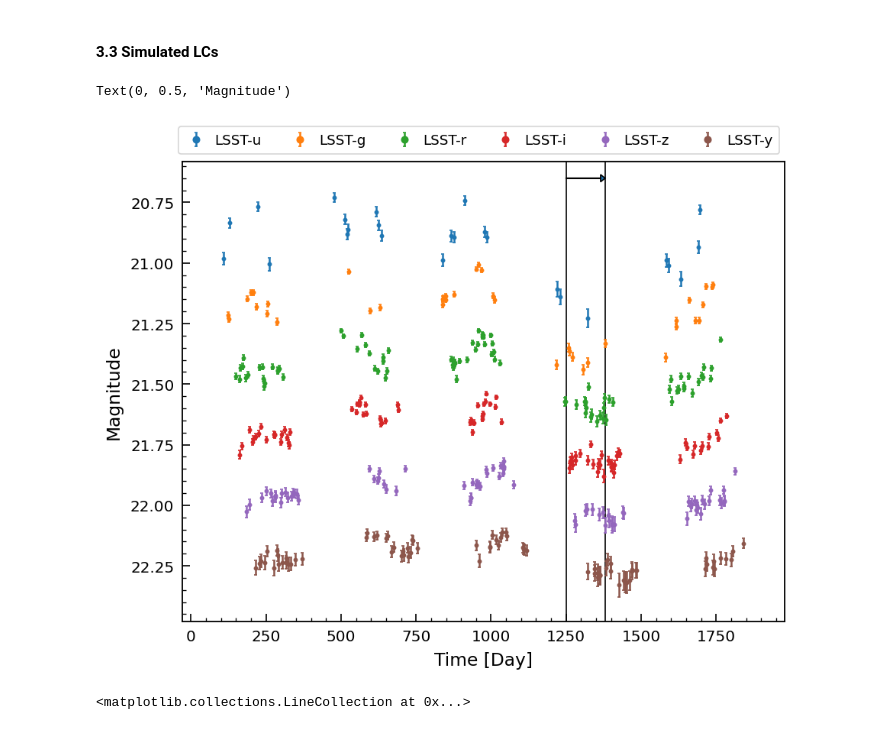
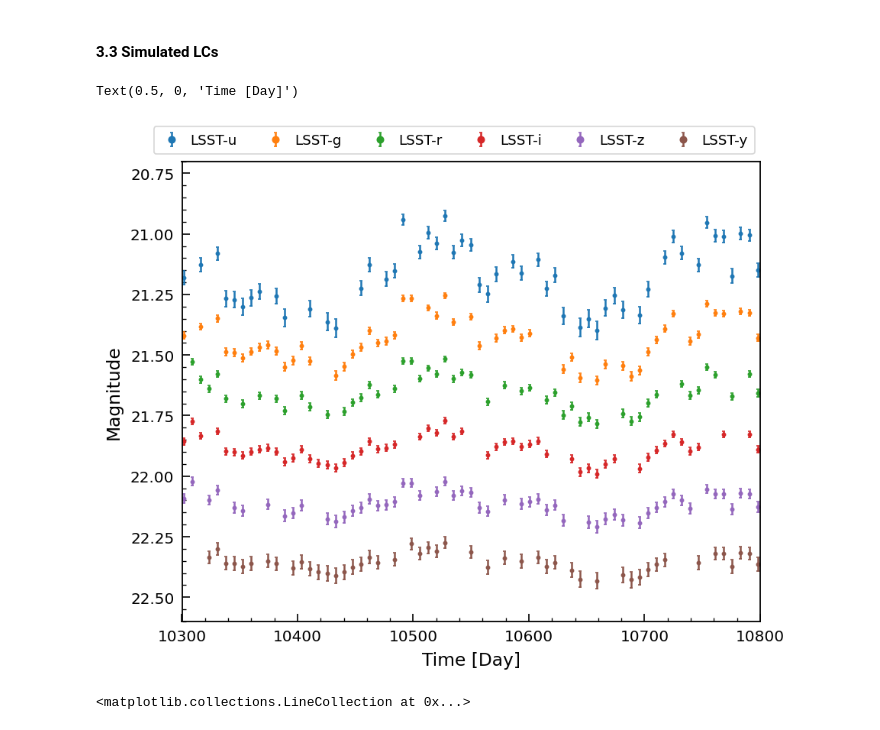
Before and after one commit to ywx649999311/EzTao, a Jupyter notebook: dev/SimLC_Seed_Option.ipynb, the cells around one changed output. Cells and saved outputs as stored; diff of their text form; code cells hidden in the pictures.

```diff
--- a/dev/SimLC_Seed_Option.ipynb
+++ b/dev/SimLC_Seed_Option.ipynb
@@ -270,6 +272,8 @@ def addNoise(y, yerr, seed=None):
     return y + noise
 # %% [markdown]
 ### 2. Modify above & Test Below
+# %%
+log10 = np.log(10)
 # %% [markdown]
 #### 2.1 Create test DHO kernel
 # %%
@@ -335,6 +339,6 @@ Text(0.5, 1.0, 'No seed')
 # %%
 for i in range(4):
-    t, y, yerr = gpSimRand(dho_kernel, 10, 1000, 200, seed=42)
+    t, y, yerr = gpSimRand(dho_kernel, 10, 1000, 200, lc_seed=42)
     plt.errorbar(t, y + i * 0.5, yerr, fmt=".", label=i, markersize=2)
 
 plt.legend(markerscale=4)
@@ -460,11 +464,10 @@ lt_dist["y"] - lt_dist["g"]
 # %% [markdown]
 #### 3.3 Simulated LCs
 # %%
-n_yr_sim = 5
-shifts = {"u": 0.0, "g": 0.25, "r": 0.25, "i": 0.25, "z": 0.25, "y": 0.25}
+n_yr_sim = 200
+shifts = {"u": 0.0, "g": 0.3, "r": 0.25, "i": 0.25, "z": 0.25, "y": 0.25}
 shift = 0
 fig = plt.figure(figsize=(7.5, 6), dpi=120, constrained_layout=True)
-plt.ylim(20.58, 22.48)
 for i, b in enumerate("ugrizy"):
     kernel = DHO_term(np.log(a1[b]), np.log(a2[b]), np.log(b0[b]), np.log(b1[b]))
     amp = kernel.get_rms_amp()
@@ -477,13 +480,16 @@ for i, b in enumerate("ugrizy"):
         kernel,
         amp / yerr_md[b],
         n_yr_sim * 365,
-        n_yr_sim * annualN[b],
+        2 * n_yr_sim * annualN["i"],
         lc_seed=42,
         downsample_seed=43 + i,
+        season=False,
+        # full_N=5*n_yr_sim * annualN[b]*10
     )
     shift += shifts[b]
     plt.errorbar(
-        t + lag * 1,
+        # t + lag * 1,
+        t,
         21 + y + shift,
         yerr * 1.2,
         fmt=".",
@@ -492,51 +498,52 @@ for i, b in enumerate("ugrizy"):
         capthick=1,
         capsize=1,
     )
-
+plt.xlim(10300, 10800)
 plt.legend(bbox_to_anchor=[1.01, 1.1], loc=1, markerscale=2, fontsize=11, ncol=6)
 
 # vlines
 ylim = plt.gca().get_ylim()
-plt.vlines([1250, 1380], ymin=ylim[0], ymax=ylim[1], color="k", zorder=0, linewidth=1)
+# plt.vlines([1250, 1380], ymin=ylim[0], ymax=ylim[1], color="k", zorder=0, linewidth=1)
 # plt.vlines(
 #     [255, 1380],
 #     ymin=ylim[0],
 #     ymax=ylim[1],
 #     color="k",
 #     zorder=0,
 #     linestyles=["--"],
 #     linewidth=1,
 # )
 
 # lag arrow
 # plt.arrow(
 #     185,
 #     20.65,
 #     70,
 #     0,
 #     shape="full",
 #     head_width=0.03,
 #     head_length=15,
 #     length_includes_head=True,
 # )
-plt.arrow(
-    1250,
-    20.65,
-    130,
-    0,
-    shape="full",
-    head_width=0.03,
-    head_length=15,
-    length_includes_head=True,
-)
+# plt.arrow(
+#     1250,
+#     20.65,
+#     130,
+#     0,
+#     shape="full",
+#     head_width=0.03,
+#     head_length=15,
+#     length_includes_head=True,
+# )
+
+plt.ylabel("Magnitude")
+plt.ylim(20.7, 22.6)
 
 plt.gca().invert_yaxis()
 plt.xlabel("Time [Day]")
-
-plt.ylabel("Magnitude")
 # %% [output]
-Text(0, 0.5, 'Magnitude')
+Text(0.5, 0, 'Time [Day]')
-[figure, old version]
+[figure, new version]
 # %%
 ts, ys, yerrs = {}, {}, {}
 # %%
```
Also changed, not shown: parts of 9 cells of this notebook.
